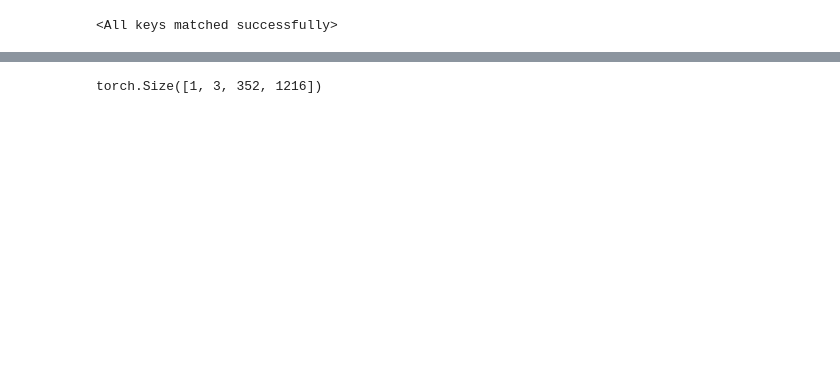
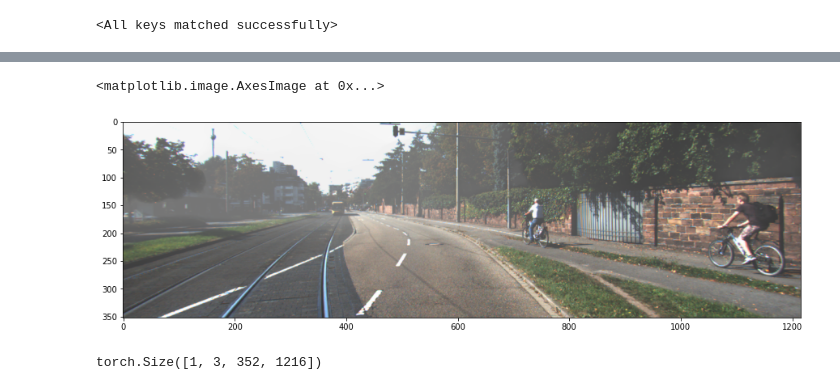
Before and after one commit to abubakrsiddq/BinaryMap, a Jupyter notebook: ffa_onnx.ipynb, the cells around one changed output, grey strips where cells are left out. Drawn from its saved outputs; the diff is of its cells as text; code cells hidden in the pictures; blank space fills up the shorter version.

```diff
--- a/ffa_onnx.ipynb
+++ b/ffa_onnx.ipynb
@@ -55,2 +42,3 @@ for k,v in pretrain['model'].items():
 # %%
-haze=pil.open('/content/drive/MyDrive/test_set/ground_truth/0_kitti_gt.png')
+#haze=pil.open('/content/drive/MyDrive/Final_compare/HAZY/10_outdoor_hazy.jpg')
+haze=pil.open('/content/drive/MyDrive/test_set/hazy/0_kitti_hazy.png')
@@ -57,3 +49,9 @@ haze=pil.open('/content/drive/MyDrive/test_set/ground_truth/0_kitti_gt.png')
+# %%
+plt.figure(figsize=(15,15))
+plt.imshow(haze)
+# %% [output]
+<matplotlib.image.AxesImage at 0x...>
+[figure, added]
 # %%
 haze1= tfs.Compose([
         tfs.ToTensor(),
```
Also changed, not shown: parts of 24 cells of this notebook.
